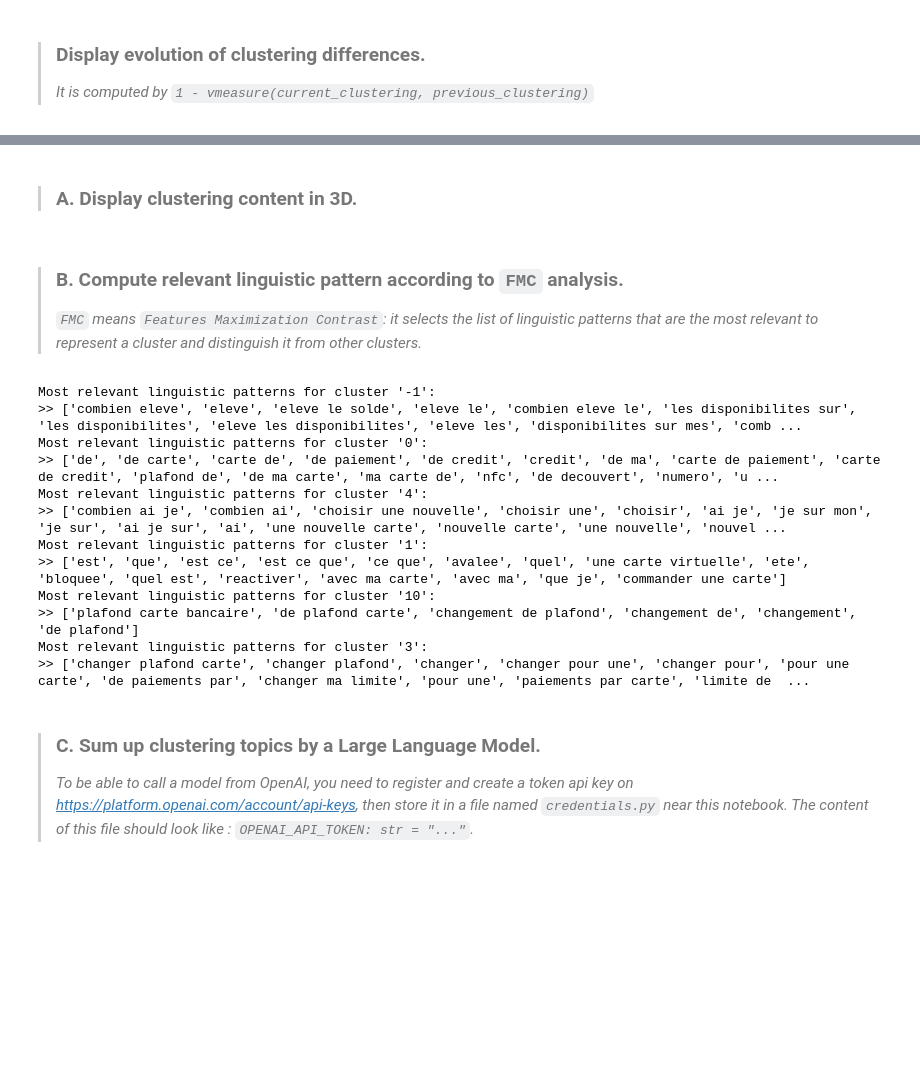
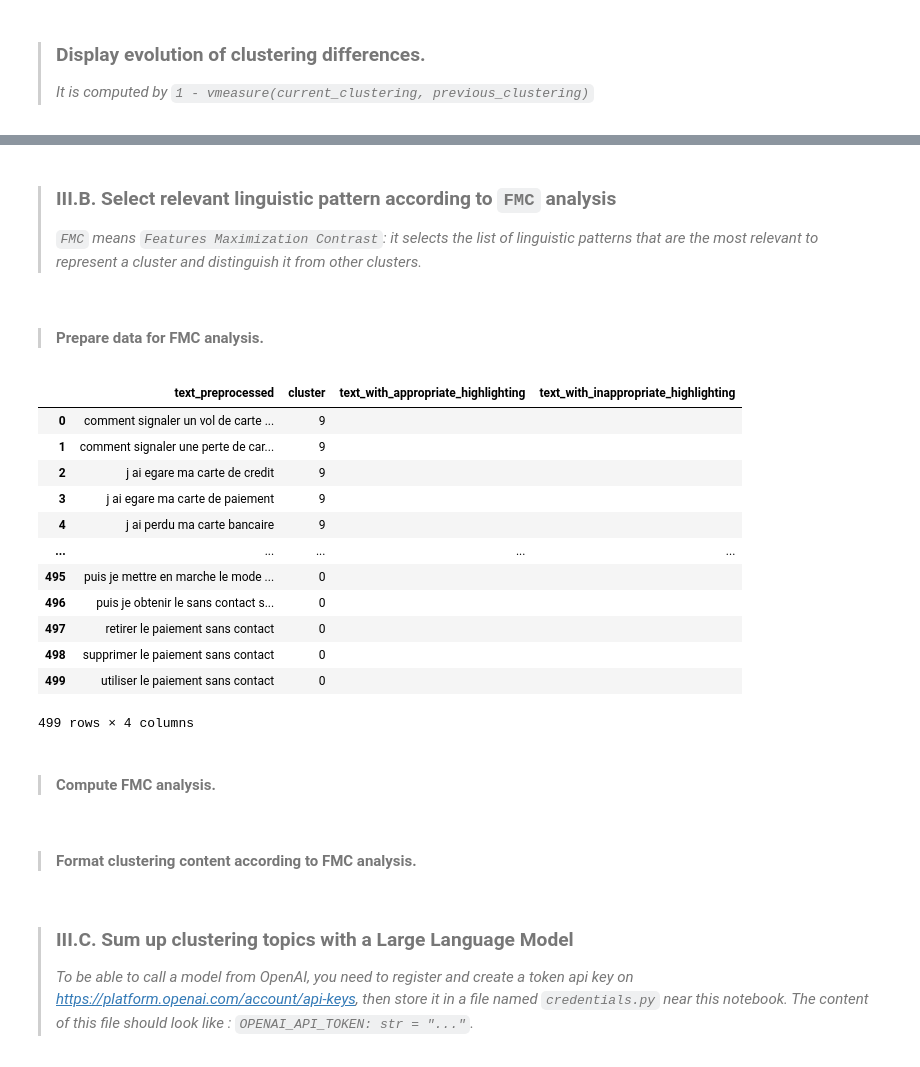
Before and after one commit to cognitivefactory/interactive-clustering-gui, a Jupyter notebook: docs/notebooks/analysis.ipynb, the cells around one changed output, grey strips where cells are left out. Cells and saved outputs as stored; diff of their text form; code cells hidden in the pictures; blank space fills up the shorter version.

```diff
--- a/docs/notebooks/analysis.ipynb
+++ b/docs/notebooks/analysis.ipynb
@@ -239,4 +249,4 @@ fig.show()
 # %%
-ITERATION_ID: str = "0"  # max(df_clusterings.columns)
+ITERATION_ID: str = str(max(df_clusterings.columns.astype(int)))  # "0"  # str(max(df_clusterings.columns).astype(int))
 print(f"Iteration to analyze: {ITERATION_ID}")
 # %% [output]
@@ -281,2 +288,0 @@ Length: 1000, dtype: bool
-# %% [markdown]
-> ### A. Display clustering content in 3D.
@@ -307,13 +289,34 @@ fig.show()
 # %% [markdown]
-> ### B. Compute relevant linguistic pattern according to `FMC` analysis.
+> ### <a id="III_B">III.B.</a> Select relevant linguistic pattern according to `FMC` analysis
 > _`FMC` means `Features Maximization Contrast`: it selects the list of linguistic patterns that are the most relevant to represent a cluster and distinguish it from other clusters._
+# %% [markdown]
+> #### Prepare data for FMC analysis.
+# %%
+# Prepare data and filter deleted data.
+df_data_for_fmc: pd.DataFrame = pd.DataFrame()
+df_data_for_fmc["text_preprocessed"] = df_texts["text_preprocessed"]
+df_data_for_fmc["cluster"] = df_clusterings[ITERATION_ID]
+df_data_for_fmc = df_data_for_fmc[LIST_OF_TEXTS_IDS]
+df_data_for_fmc["text_with_appropriate_highlighting"] = ""  # Initialize as empty.
+df_data_for_fmc["text_with_inappropriate_highlighting"] = ""  # Initialize as empty.
+df_data_for_fmc
+# %% [output]
+|  | text_preprocessed | cluster | text_with_appropriate_highlighting | text_with_inappropriate_highlighting |
+| 0 | comment signaler un vol de carte ... | 9 |  |  |
+| 1 | comment signaler une perte de car... | 9 |  |  |
+| 2 | j ai egare ma carte de credit | 9 |  |  |
+| 3 | j ai egare ma carte de paiement | 9 |  |  |
+| 4 | j ai perdu ma carte bancaire | 9 |  |  |
+| ... | ... | ... | ... | ... |
+| 495 | puis je mettre en marche le mode ... | 0 |  |  |
+| 496 | puis je obtenir le sans contact s... | 0 |  |  |
+| 497 | retirer le paiement sans contact | 0 |  |  |
+| 498 | supprimer le paiement sans contact | 0 |  |  |
+| 499 | utiliser le paiement sans contact | 0 |  |  |
+499 rows × 4 columns
+# %% [markdown]
+> #### Compute FMC analysis.
 # %%
-# Prepare data and filter deleted data.
-df_data_for_fmc: pd.DataFrame = pd.DataFrame()
-df_data_for_fmc["text_preprocessed"] = df_texts["text_preprocessed"]
-df_data_for_fmc["cluster"] = df_clusterings[ITERATION_ID]
-df_data_for_fmc = df_data_for_fmc[LIST_OF_TEXTS_IDS]
-
 # Define vectorizer.
 vectorizer = TfidfVectorizer(min_df=0.0, ngram_range=(1, 3), analyzer="word", sublinear_tf=True)
 matrix_of_vectors: csr_matrix = vectorizer.fit_transform(df_data_for_fmc["text_preprocessed"])
@@ -341,22 +344,7 @@ dict_of_cluster_most_active_linguistic_patterns: Dict[str, List[str]] = {
     ]
     for cluster_id in LIST_OF_CLUSTER_IDS
 }
-
-# Display selected linguistic patterns for each cluster
-for cluster_id, most_active_linguistic_patterns in dict_of_cluster_most_active_linguistic_patterns.items():
-    print(f"Most relevant linguistic patterns for cluster '{cluster_id}':\n>> {most_active_linguistic_patterns}")
-# %% [output]
-Most relevant linguistic patterns for cluster '-1':
->> ['combien eleve', 'eleve', 'eleve le solde', 'eleve le', 'combien eleve le', 'les disponibilites sur', 'les disponibilites', 'eleve les disponibilites', 'eleve les', 'disponibilites sur mes', 'comb ...
-Most relevant linguistic patterns for cluster '0':
->> ['de', 'de carte', 'carte de', 'de paiement', 'de credit', 'credit', 'de ma', 'carte de paiement', 'carte de credit', 'plafond de', 'de ma carte', 'ma carte de', 'nfc', 'de decouvert', 'numero', 'u ...
-Most relevant linguistic patterns for cluster '4':
->> ['combien ai je', 'combien ai', 'choisir une nouvelle', 'choisir une', 'choisir', 'ai je', 'je sur mon', 'je sur', 'ai je sur', 'ai', 'une nouvelle carte', 'nouvelle carte', 'une nouvelle', 'nouvel ...
-Most relevant linguistic patterns for cluster '1':
->> ['est', 'que', 'est ce', 'est ce que', 'ce que', 'avalee', 'quel', 'une carte virtuelle', 'ete', 'bloquee', 'quel est', 'reactiver', 'avec ma carte', 'avec ma', 'que je', 'commander une carte']
-Most relevant linguistic patterns for cluster '10':
->> ['plafond carte bancaire', 'de plafond carte', 'changement de plafond', 'changement de', 'changement', 'de plafond']
-Most relevant linguistic patterns for cluster '3':
->> ['changer plafond carte', 'changer plafond', 'changer', 'changer pour une', 'changer pour', 'pour une carte', 'de paiements par', 'changer ma limite', 'pour une', 'paiements par carte', 'limite de  ...
+# %% [markdown]
+> #### Format clustering content according to FMC analysis.
 # %%
 # Define translation of token in text according to FMC activation.
@@ -405,5 +412,5 @@ df_data_for_fmc["text_with_inappropriate_highlighting"] = df_data_for_fmc.apply(
     axis=1,
 )
 # %% [markdown]
-> ### C. Sum up clustering topics by a Large Language Model.
+> ### <a id="III_C">III.C.</a> Sum up clustering topics with a Large Language Model
 > _To be able to call a model from OpenAI, you need to register and create a token api key on https://platform.openai.com/account/api-keys, then store it in a file named `credentials.py` near this notebook. The content of this file should look like : `OPENAI_API_TOKEN: str = "..."`._
```
Also changed, not shown: parts of 50 cells of this notebook, 43 other files.
